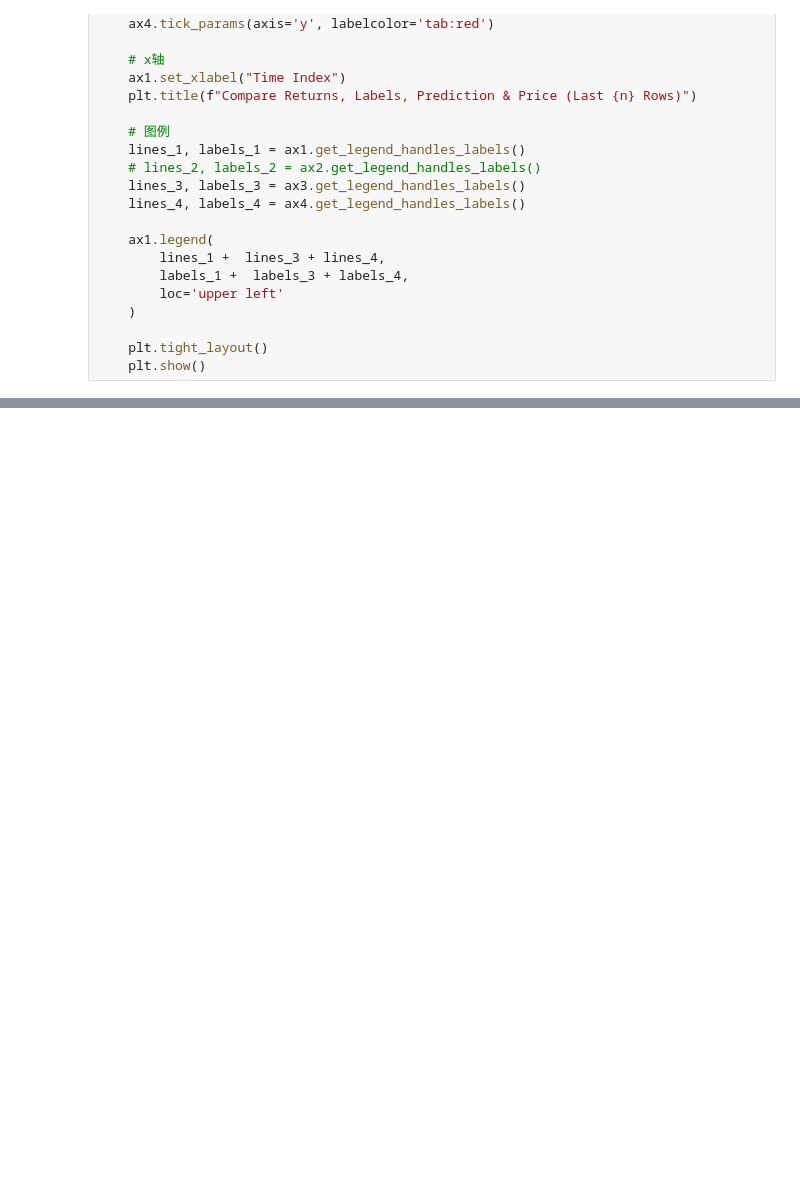
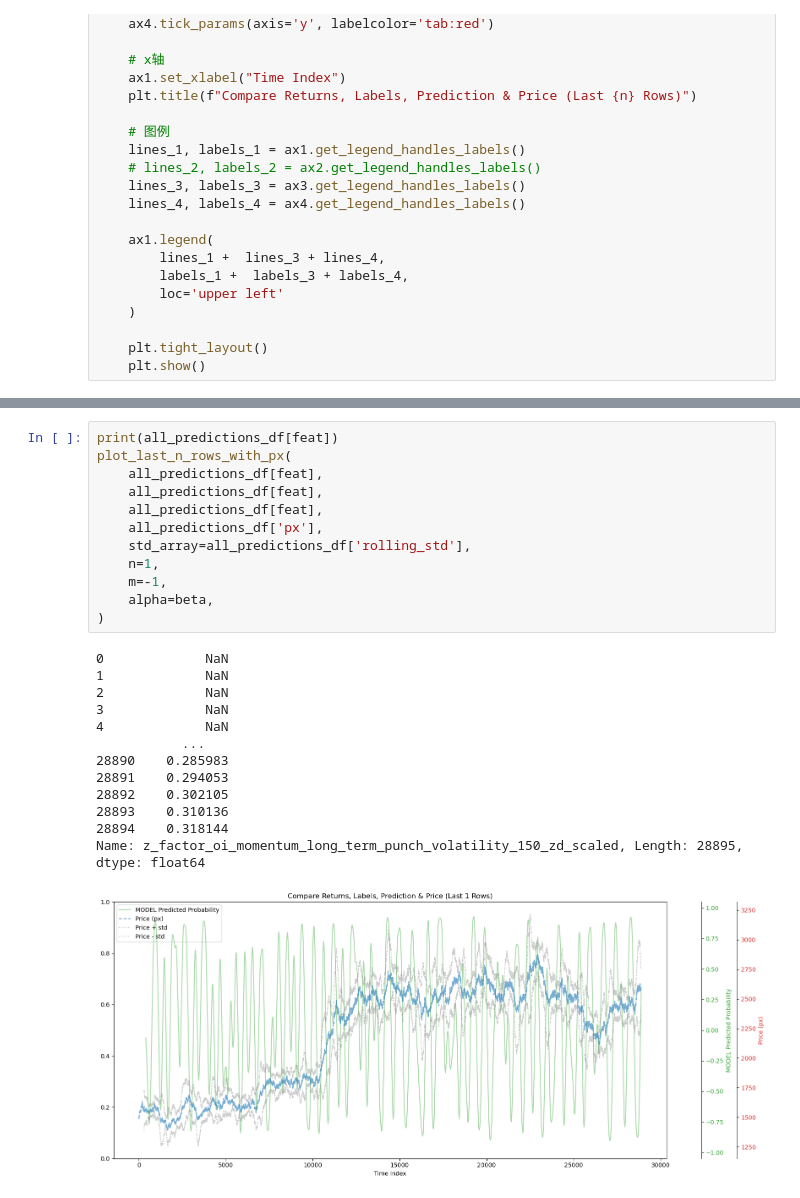
Before and after one commit to Lqz13Th/machine_learning, a Jupyter notebook: feature_engineering/icto_check.ipynb, the cells around one changed output, grey strips where cells are left out. Cells and saved outputs as stored; diff of their text form; blank space fills up the shorter version.

```diff
--- a/feature_engineering/icto_check.ipynb
+++ b/feature_engineering/icto_check.ipynb
@@ -1316,0 +1317,26 @@ Name: z_oi_down_divergence_momentum_ratio_10_zd_scaled, Length: 38380, dtype: fl
+# %%
+print(all_predictions_df[feat])
+plot_last_n_rows_with_px(
+    all_predictions_df[feat],
+    all_predictions_df[feat],
+    all_predictions_df[feat],
+    all_predictions_df['px'],
+    std_array=all_predictions_df['rolling_std'],
+    n=1,
+    m=-1,
+    alpha=beta,
+)
+# %% [output]
+0             NaN
+1             NaN
+2             NaN
+3             NaN
+4             NaN
+           ...
+28890    0.285983
+28891    0.294053
+28892    0.302105
+28893    0.310136
+28894    0.318144
+Name: z_factor_oi_momentum_long_term_punch_volatility_150_zd_scaled, Length: 28895, dtype: float64
+[figure, added]
```
Also changed, not shown: parts of 7 cells of this notebook.
